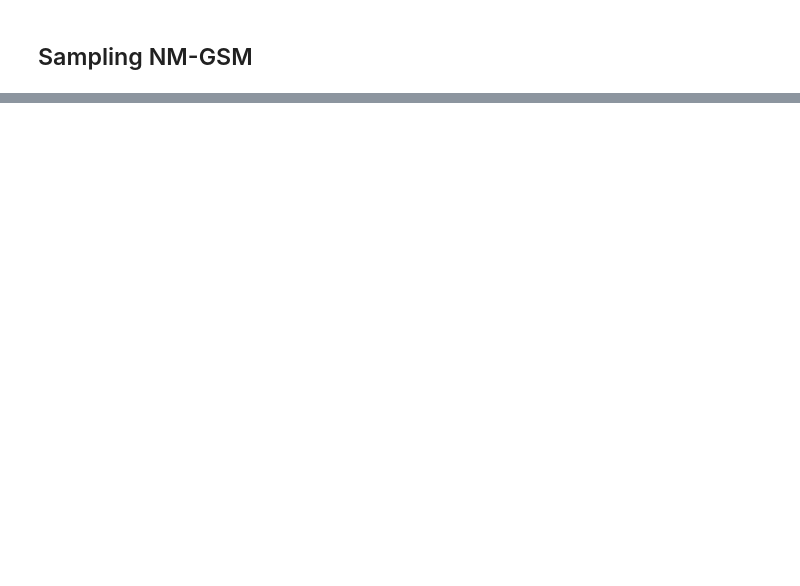
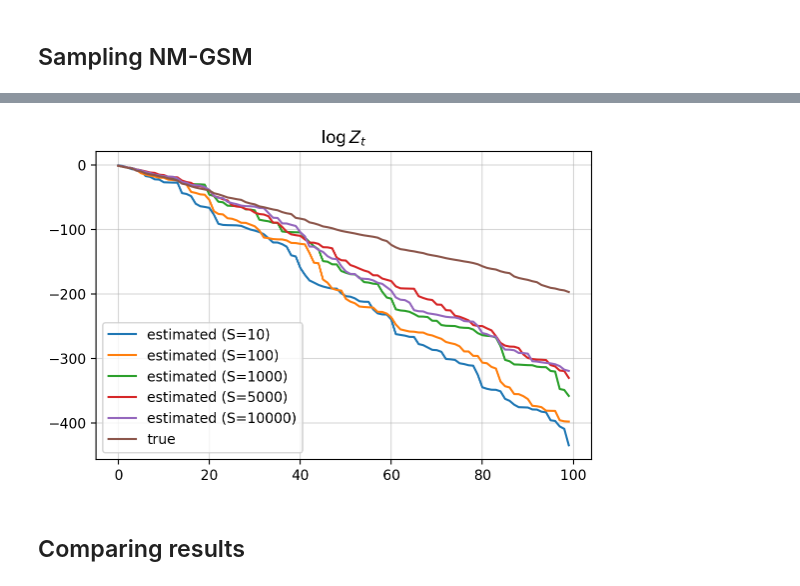
Before and after one commit to gerdm/elements-smc, a Jupyter notebook: notebooks/03-nmgsm-sequential-importance-sampling.ipynb, the cells around one changed output, grey strips where cells are left out. Drawn from its saved outputs; the diff is of its cells as text; code cells hidden in the pictures; blank space fills up the shorter version.

```diff
--- a/notebooks/03-nmgsm-sequential-importance-sampling.ipynb
+++ b/notebooks/03-nmgsm-sequential-importance-sampling.ipynb
@@ -121,0 +134,19 @@ DeviceArray(-236.10887, dtype=float32)
+# %%
+%%time
+
+list_num_particles = [10, 100, 1000, 5000, 10_000]
+mll_true = nmgsm.log_joint(simulation.x, simulation.y, params).cumsum()
+for num_particles in list_num_particles:
+    keys_filter = jax.random.split(key_filter, num_particles)
+
+    vmap_eval = jax.vmap(sis.eval, (0, None, None, None))
+    eval_state = vmap_eval(keys_filter, simulation.y, target, proposal)
+
+    mll_est = jax.nn.logsumexp(eval_state.log_weights, b=1/num_particles, axis=0)
+    plt.plot(mll_est, label=f"estimated (S={num_particles})")
+
+plt.plot(mll_true, label="true")
+plt.title(r"$\log Z_t$")
+plt.legend()
+plt.grid(alpha=0.5)
+# %% [output]
@@ -121,0 +155,3 @@ DeviceArray(-236.10887, dtype=float32)
+[figure, added]
+# %% [markdown]
+## Comparing results
```
Also changed, not shown: parts of 18 cells of this notebook.
